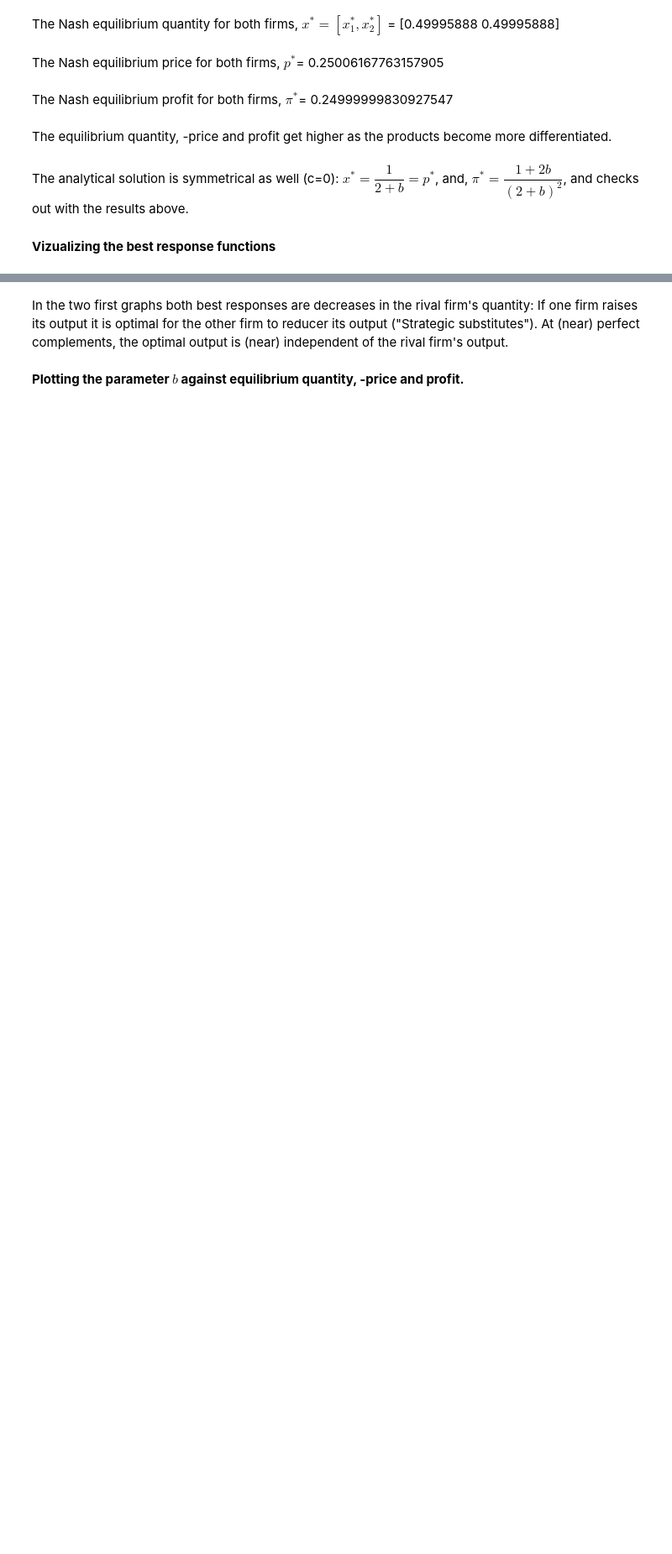
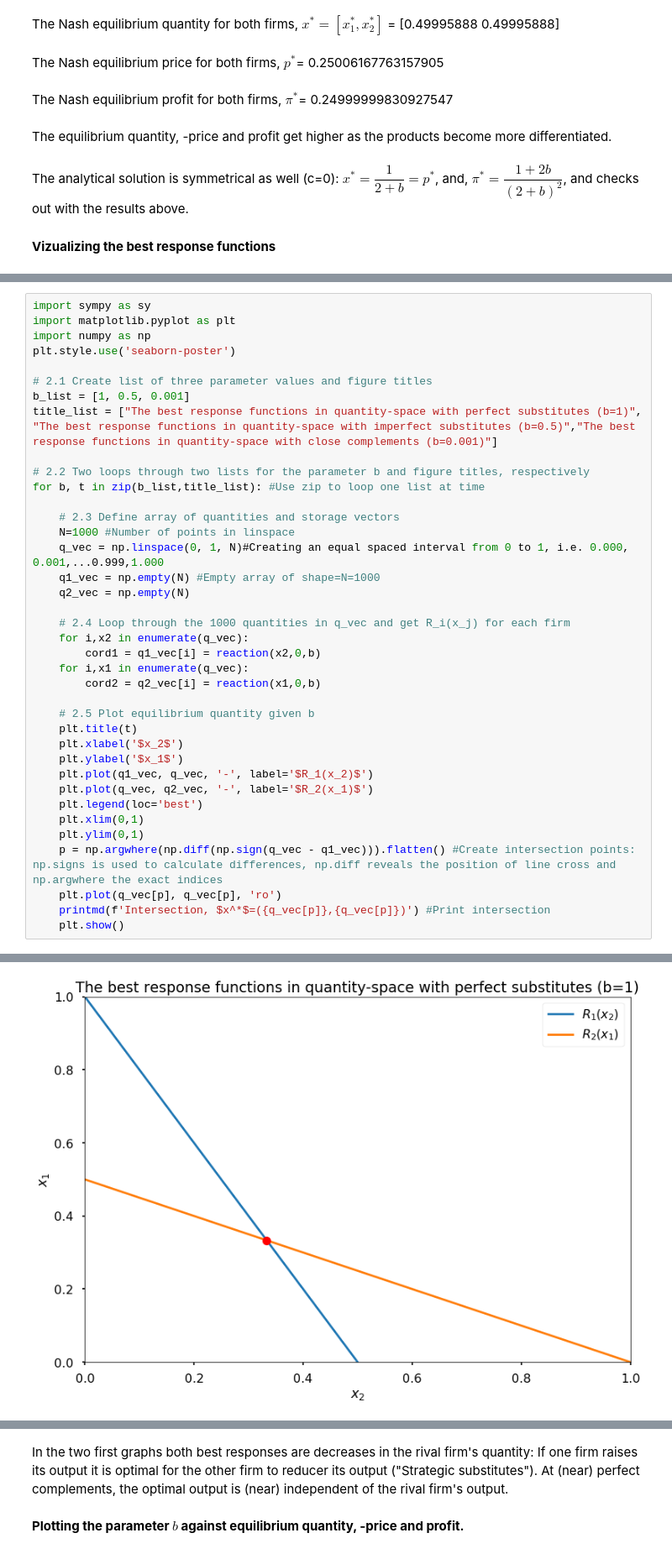
Before and after one commit to NumEconCopenhagen/projects-2020-anders-frederik, a Jupyter notebook: modelproject/model_project_v2.ipynb, the cells around one changed output, grey strips where cells are left out. Shown: that part at 84% size. Drawn from its saved outputs; the diff is of its cells as text; blank space fills up the shorter version.

```diff
--- a/modelproject/model_project_v2.ipynb
+++ b/modelproject/model_project_v2.ipynb
@@ -187,0 +128,39 @@ Intersection, $x^*$=([0.4994995],[0.4994995])
+# %%
+import sympy as sy
+import matplotlib.pyplot as plt
+import numpy as np
+plt.style.use('seaborn-poster')
+
+# 2.1 Create list of three parameter values and figure titles
+b_list = [1, 0.5, 0.001]
+title_list = ["The best response functions in quantity-space with perfect substitutes (b=1)", "The best response functions in quantity-space with imperfect substitutes (b=0.5)","The best response functions in quantity-space with close complements (b=0.001)"]
+
+# 2.2 Two loops through two lists for the parameter b and figure titles, respectively
+for b, t in zip(b_list,title_list): #Use zip to loop one list at time
+
+    # 2.3 Define array of quantities and storage vectors
+    N=1000 #Number of points in linspace
+    q_vec = np.linspace(0, 1, N)#Creating an equal spaced interval from 0 to 1, i.e. 0.000, 0.001,...0.999,1.000
+    q1_vec = np.empty(N) #Empty array of shape=N=1000
+    q2_vec = np.empty(N)
+
+    # 2.4 Loop through the 1000 quantities in q_vec and get R_i(x_j) for each firm
+    for i,x2 in enumerate(q_vec):
+        cord1 = q1_vec[i] = reaction(x2,0,b)
+    for i,x1 in enumerate(q_vec):
+        cord2 = q2_vec[i] = reaction(x1,0,b)
+
+    # 2.5 Plot equilibrium quantity given b
+    plt.title(t)
+    plt.xlabel('$x_2$')
+    plt.ylabel('$x_1$')
+    plt.plot(q1_vec, q_vec, '-', label='$R_1(x_2)$')
+    plt.plot(q_vec, q2_vec, '-', label='$R_2(x_1)$')
+    plt.legend(loc='best')
+    plt.xlim(0,1)
+    plt.ylim(0,1)
+    p = np.argwhere(np.diff(np.sign(q_vec - q1_vec))).flatten() #Create intersection points: np.signs is used to calculate differences, np.diff reveals the position of line cross and np.argwhere the exact indices
+    plt.plot(q_vec[p], q_vec[p], 'ro')
+    printmd(f'Intersection, $x^*$=({q_vec[p]},{q_vec[p]})') #Print intersection
+    plt.show()
+# %% [output]
@@ -187,0 +168 @@ Intersection, $x^*$=([0.4994995],[0.4994995])
+[figure, added]
```
Also changed, not shown: parts of 4 cells of this notebook.
